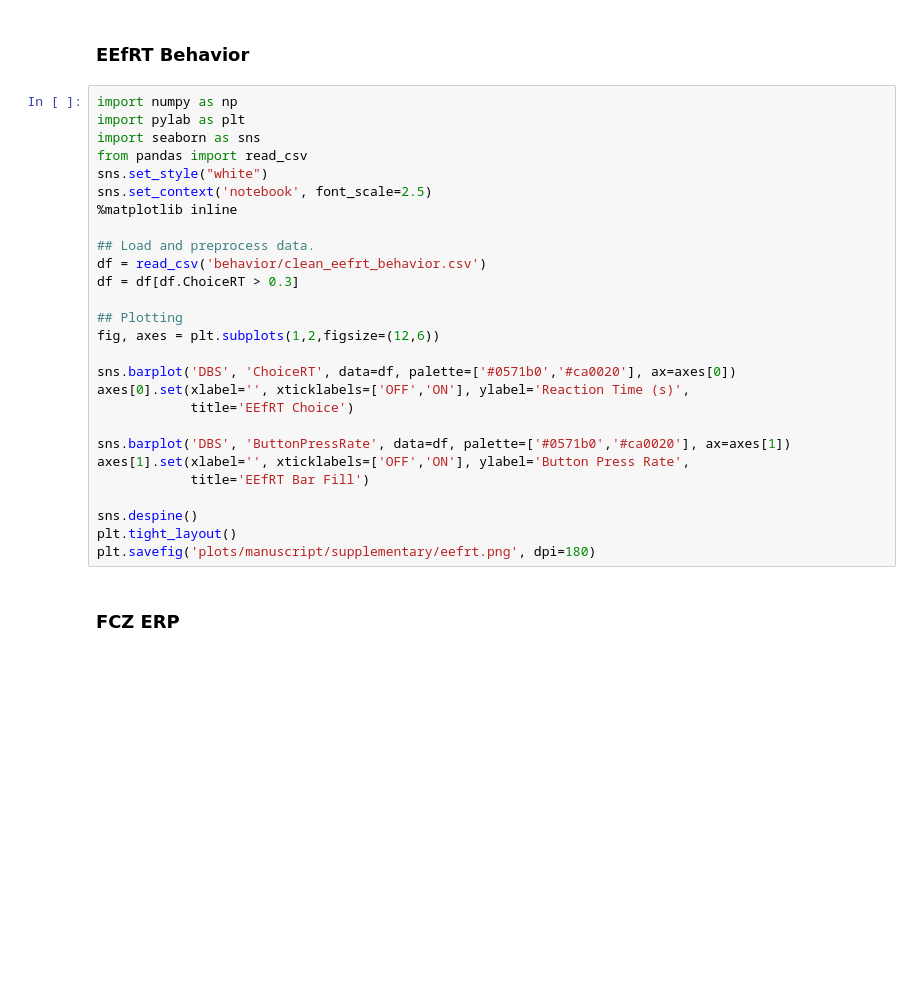
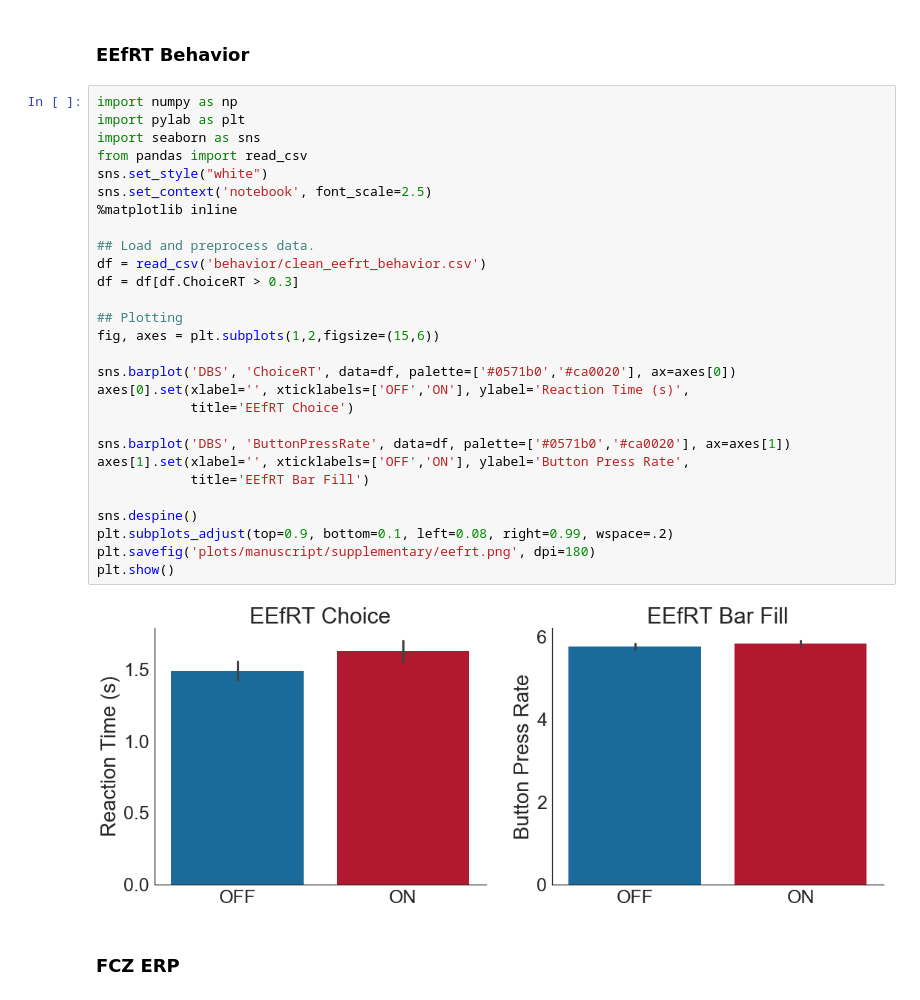
Before and after one commit to mghneurotherapeutics/EMOTE-afMSIT, a Jupyter notebook: afMSIT_Figures.ipynb, the cells around one changed output. Cells and saved outputs as stored; diff of their text form; blank space fills up the shorter version.

```diff
--- a/afMSIT_Figures.ipynb
+++ b/afMSIT_Figures.ipynb
@@ -1682,30 +1683,33 @@ plt.savefig('plots/manuscript/supplementary/aic.png', dpi=180)
 # %%
 import numpy as np
 import pylab as plt
 import seaborn as sns
 from pandas import read_csv
 sns.set_style("white")
 sns.set_context('notebook', font_scale=2.5)
 %matplotlib inline
 
 ## Load and preprocess data.
 df = read_csv('behavior/clean_eefrt_behavior.csv')
 df = df[df.ChoiceRT > 0.3]
 
 ## Plotting
-fig, axes = plt.subplots(1,2,figsize=(12,6))
+fig, axes = plt.subplots(1,2,figsize=(15,6))
 
 sns.barplot('DBS', 'ChoiceRT', data=df, palette=['#0571b0','#ca0020'], ax=axes[0])
 axes[0].set(xlabel='', xticklabels=['OFF','ON'], ylabel='Reaction Time (s)',
             title='EEfRT Choice')
 
 sns.barplot('DBS', 'ButtonPressRate', data=df, palette=['#0571b0','#ca0020'], ax=axes[1])
 axes[1].set(xlabel='', xticklabels=['OFF','ON'], ylabel='Button Press Rate',
             title='EEfRT Bar Fill')
 
 sns.despine()
-plt.tight_layout()
+plt.subplots_adjust(top=0.9, bottom=0.1, left=0.08, right=0.99, wspace=.2)
 plt.savefig('plots/manuscript/supplementary/eefrt.png', dpi=180)
+plt.show()
+# %% [output]
+[figure, added]
 # %% [markdown]
 ### FCZ ERP
 # %%
```
Also changed, not shown: parts of 5 cells of this notebook.
